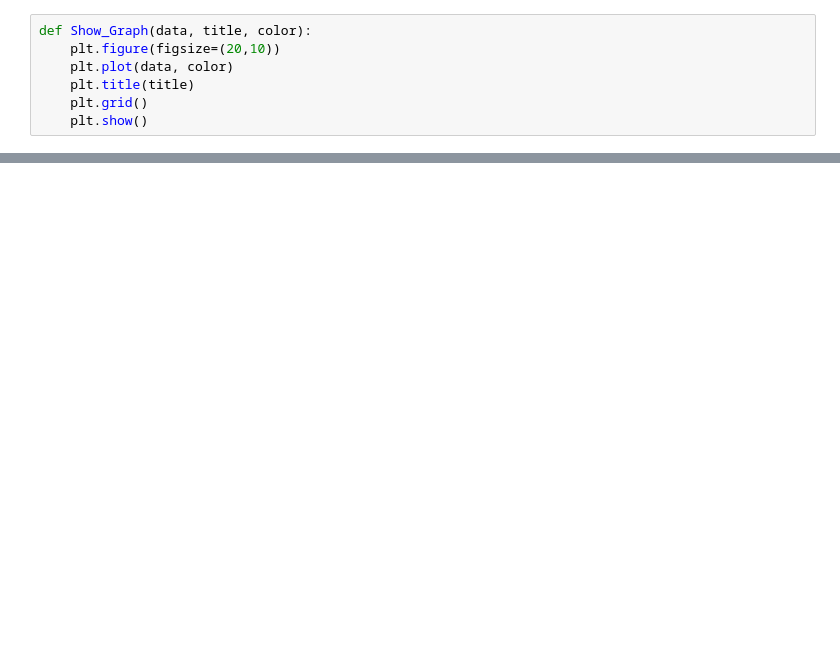
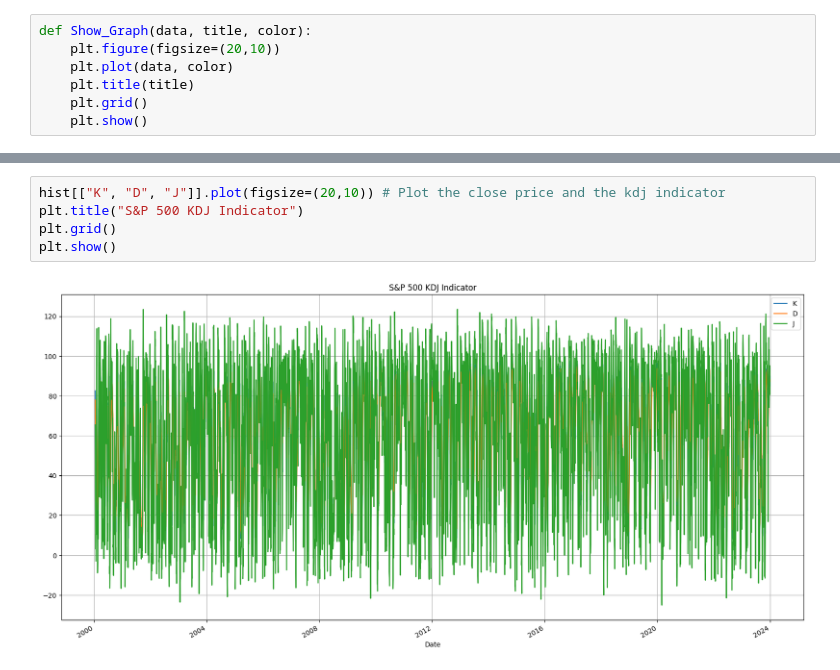
Before and after one commit to MichaelHoha/algo-trding-predictions-s-p-500, a Jupyter notebook: Algo_Trading.ipynb, the cells around one changed output, grey strips where cells are left out. Drawn from its saved outputs; the diff is of its cells as text; blank space fills up the shorter version.

```diff
--- a/Algo_Trading.ipynb
+++ b/Algo_Trading.ipynb
@@ -76,0 +325,7 @@ Show_Graph(vix_close, "VIX Closing price last 1000 days", 'Orange')
+# %%
+hist[["K", "D", "J"]].plot(figsize=(20,10)) # Plot the close price and the kdj indicator
+plt.title("S&P 500 KDJ Indicator")
+plt.grid()
+plt.show()
+# %% [output]
+[figure, added]
```
Also changed, not shown: parts of 37 cells of this notebook.
